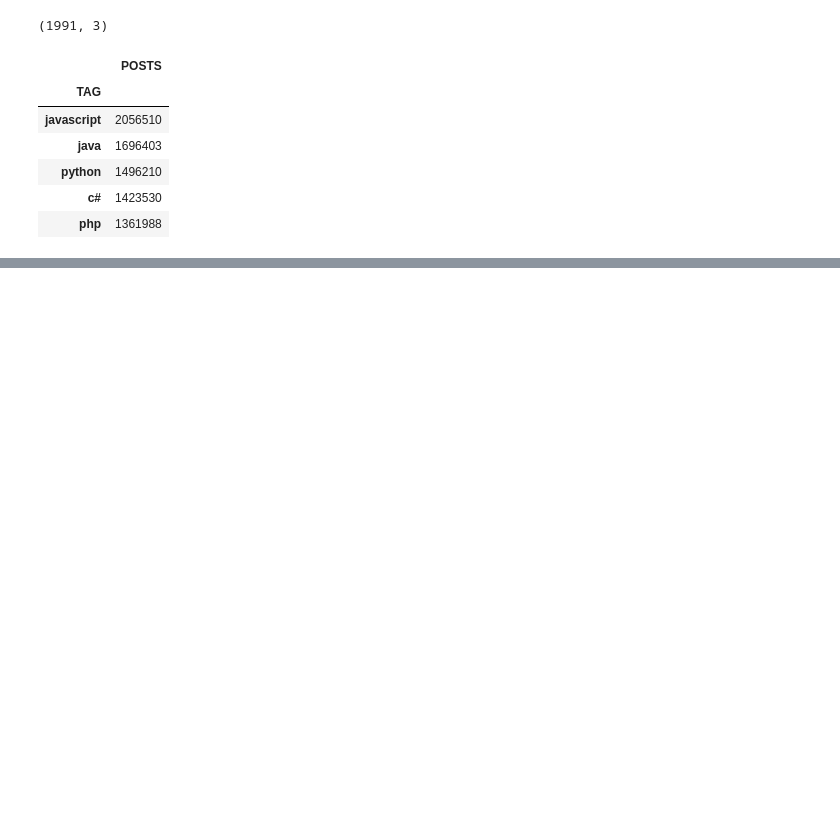
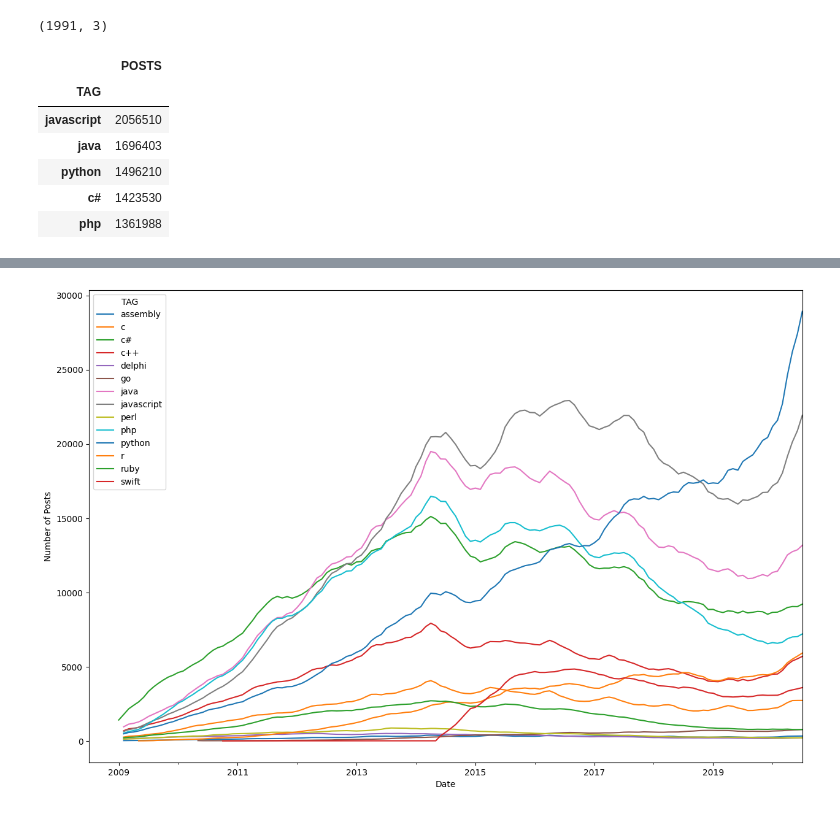
Before and after one commit to ruthersmith/Python_100_2.0, a Jupyter notebook: day_073_data_visualization_with_matplotlib_advanced/main.ipynb, the cells around one changed output, grey strips where cells are left out. Saved outputs shown, nothing was run; the diff lists cells and outputs as text; code cells hidden in the pictures; blank space fills up the shorter version.

```diff
--- a/day_073_data_visualization_with_matplotlib_advanced/main.ipynb
+++ b/day_073_data_visualization_with_matplotlib_advanced/main.ipynb
@@ -43,0 +107,8 @@ df[['TAG', 'POSTS']].groupby('TAG').sum().sort_values('POSTS', ascending=False).
+# %%
+# Creating a rolling average, to smooth the data and see the trend
+reshaped_df.rolling(7).mean().plot(figsize=(15, 10))
+plt.xlabel('Date')
+plt.ylabel('Number of Posts')
+plt.show()
+# %% [output]
+[figure, added]
```
Also changed, not shown: parts of 8 cells of this notebook.
